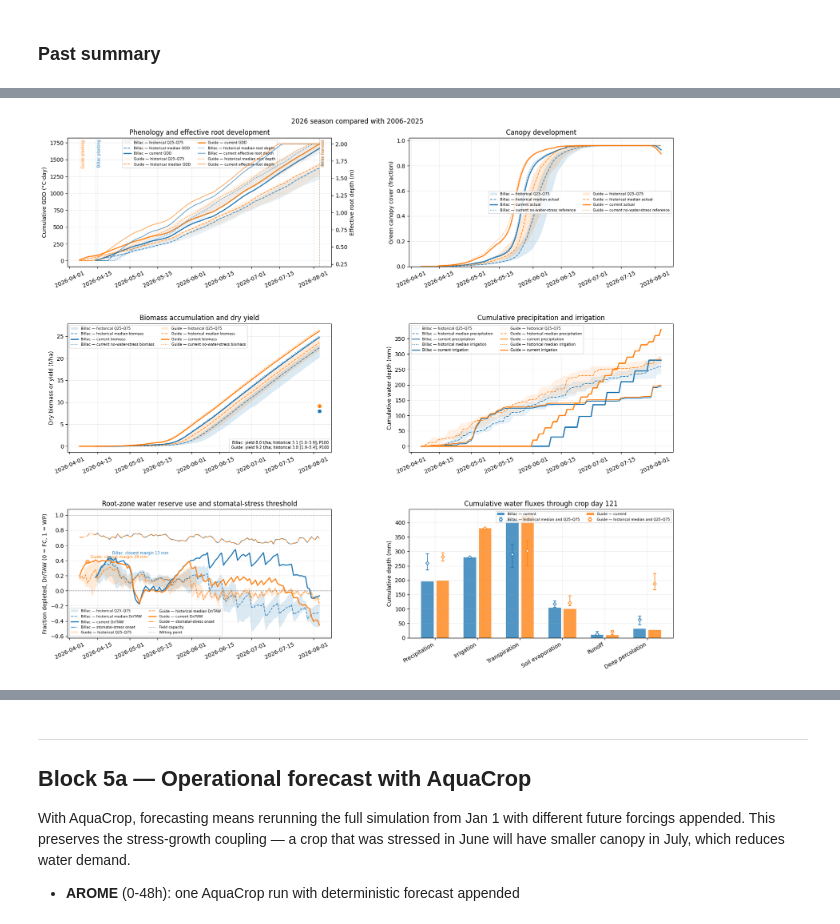
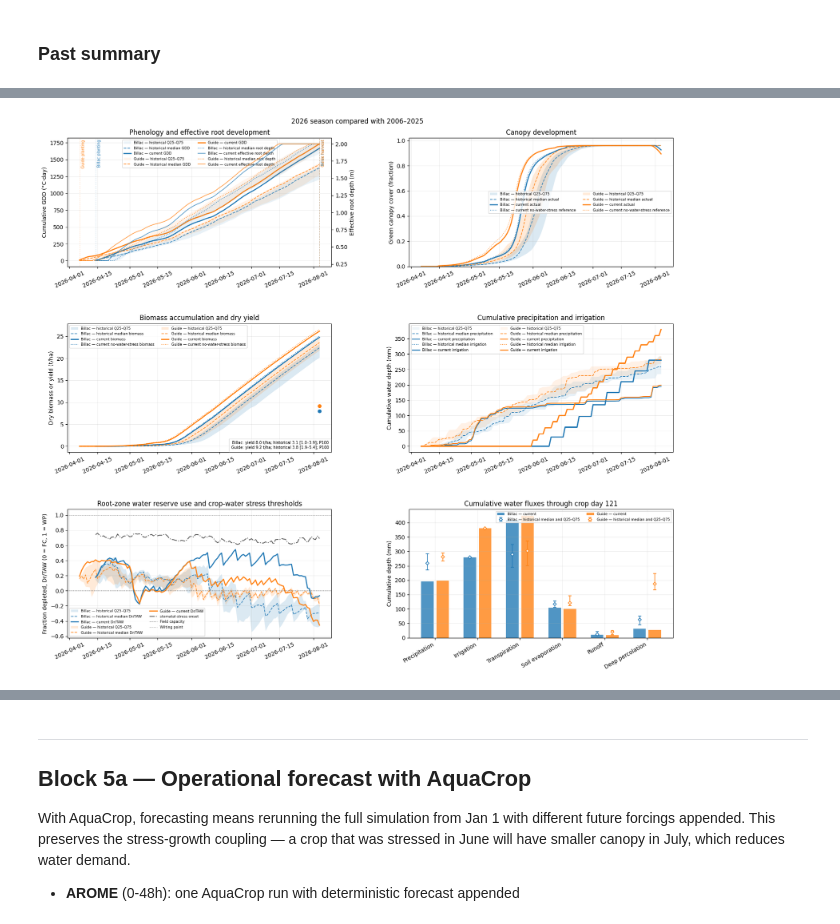
Before and after one commit to Catmosphere314/IrriGator, a Jupyter notebook: notebook/YY_aquacrop_details.ipynb, the cells around one changed output, grey strips where cells are left out. Drawn from its saved outputs; the diff is of its cells as text; code cells hidden in the pictures.

Commit message:
feat: clean code to clear plots

```diff
--- a/notebook/YY_aquacrop_details.ipynb
+++ b/notebook/YY_aquacrop_details.ipynb
@@ -569,9 +552,11 @@ fig, benchmark = plot_aquacrop_historical_benchmark(
     current_runs=current_runs,
     historical_runs=historical_runs,
     figsize=(16, 14),
-    min_year_fraction=0.75,
-    stress_threshold=0.99,
+    # min_year_fraction=0.75,
+    # stress_threshold=0.99,
     title="2026 season compared with 2006–2025",
+    threshold_similarity_tolerance=0.02,
+    show_stomatal_zone=True,
 )
 
 fig.savefig(
@@ -607,4 +592,4 @@ display(summary.round(2))
-[figure, old version]
+[figure, new version]
 |  | parcel | metric | label | unit | current | median | historical_q25_q75 | percentile | n_historical |
 | 0 | Billac | current_biomass_t_ha | Biomass at comparison date | t/ha | 24.77 | 22.42 | 20.20–23.27 | 92.31 | 13 |
 | 1 | Billac | current_dry_yield_t_ha | Dry yield at comparison date | t/ha | 8.01 | 3.12 | 1.04–3.93 | 100.00 | 13 |
```
Also changed, not shown: parts of 5 cells of this notebook, 2 other files.
